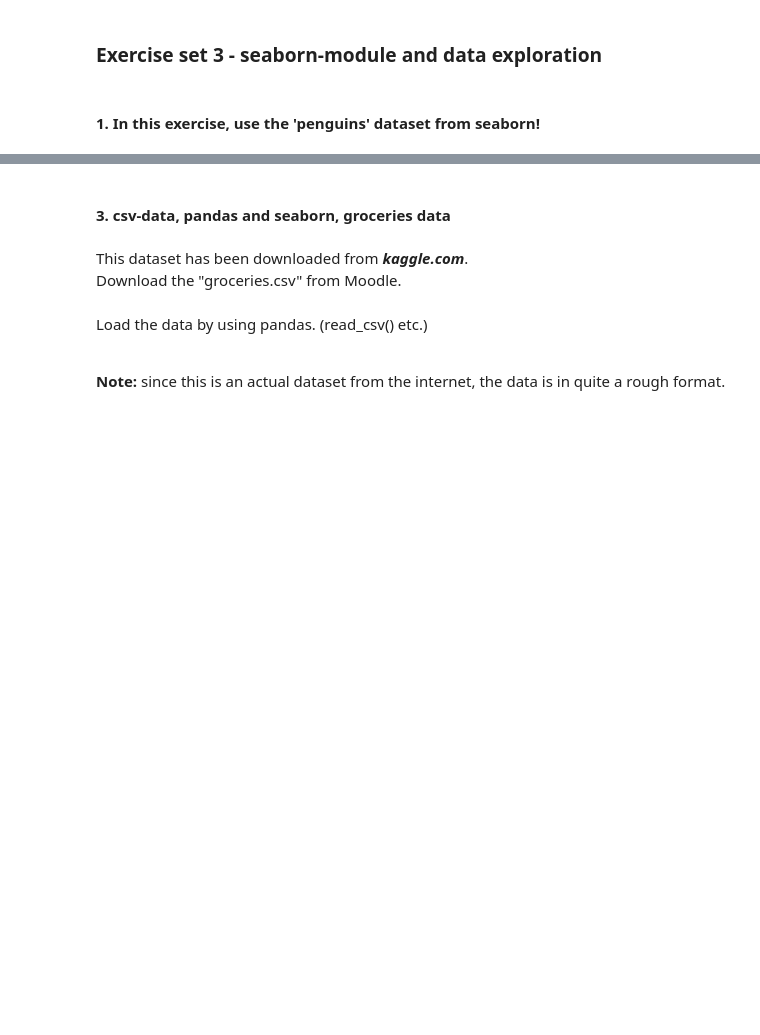
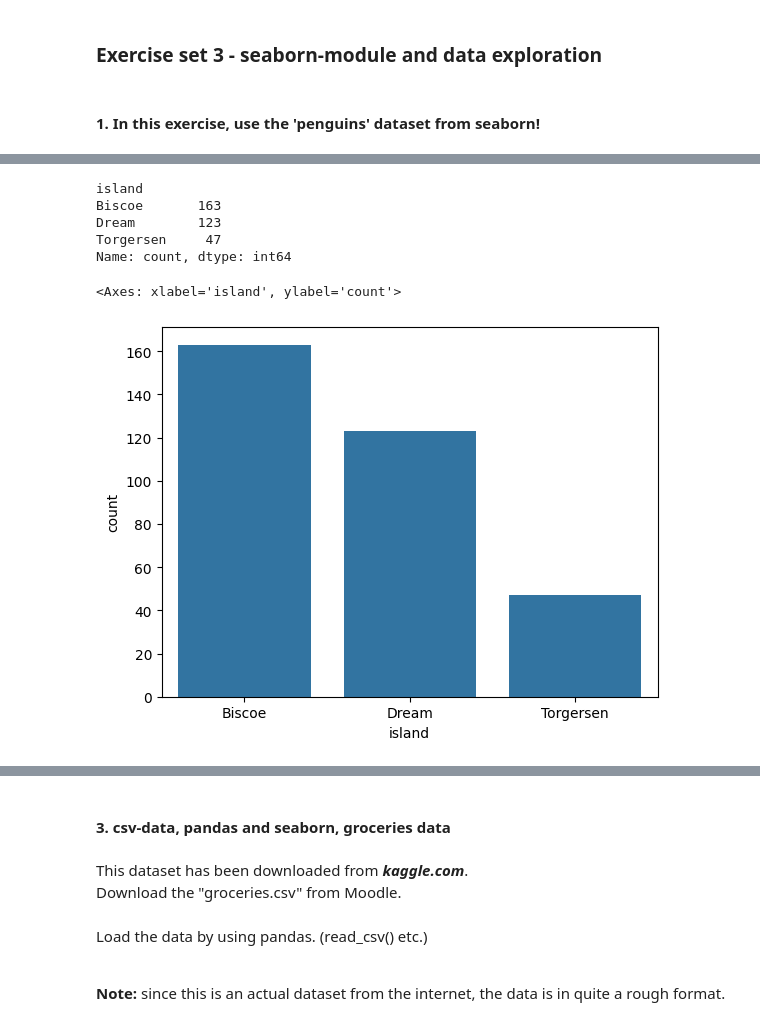
Before and after one commit to jtsillan/DataAnalytics, a Jupyter notebook: exercise_set_3/exercise_set_3.ipynb, the cells around one changed output, grey strips where cells are left out. Drawn from its saved outputs; the diff is of its cells as text; code cells hidden in the pictures; blank space fills up the shorter version.

```diff
--- a/exercise_set_3/exercise_set_3.ipynb
+++ b/exercise_set_3/exercise_set_3.ipynb
@@ -166,0 +106,17 @@ bigger or lower consumption?</li>
+# %%
+# Check values on penguins on each island
+# Torgersen island has least amount of individuals => 47
+island = df['island'].value_counts()
+island
+# %% [output]
+island
+Biscoe       163
+Dream        123
+Torgersen     47
+Name: count, dtype: int64
+# %%
+# Visualize island data with barplot
+sns.barplot(island)
+# %% [output]
+<Axes: xlabel='island', ylabel='count'>
+[figure, added]
```
Also changed, not shown: parts of 69 cells of this notebook.
